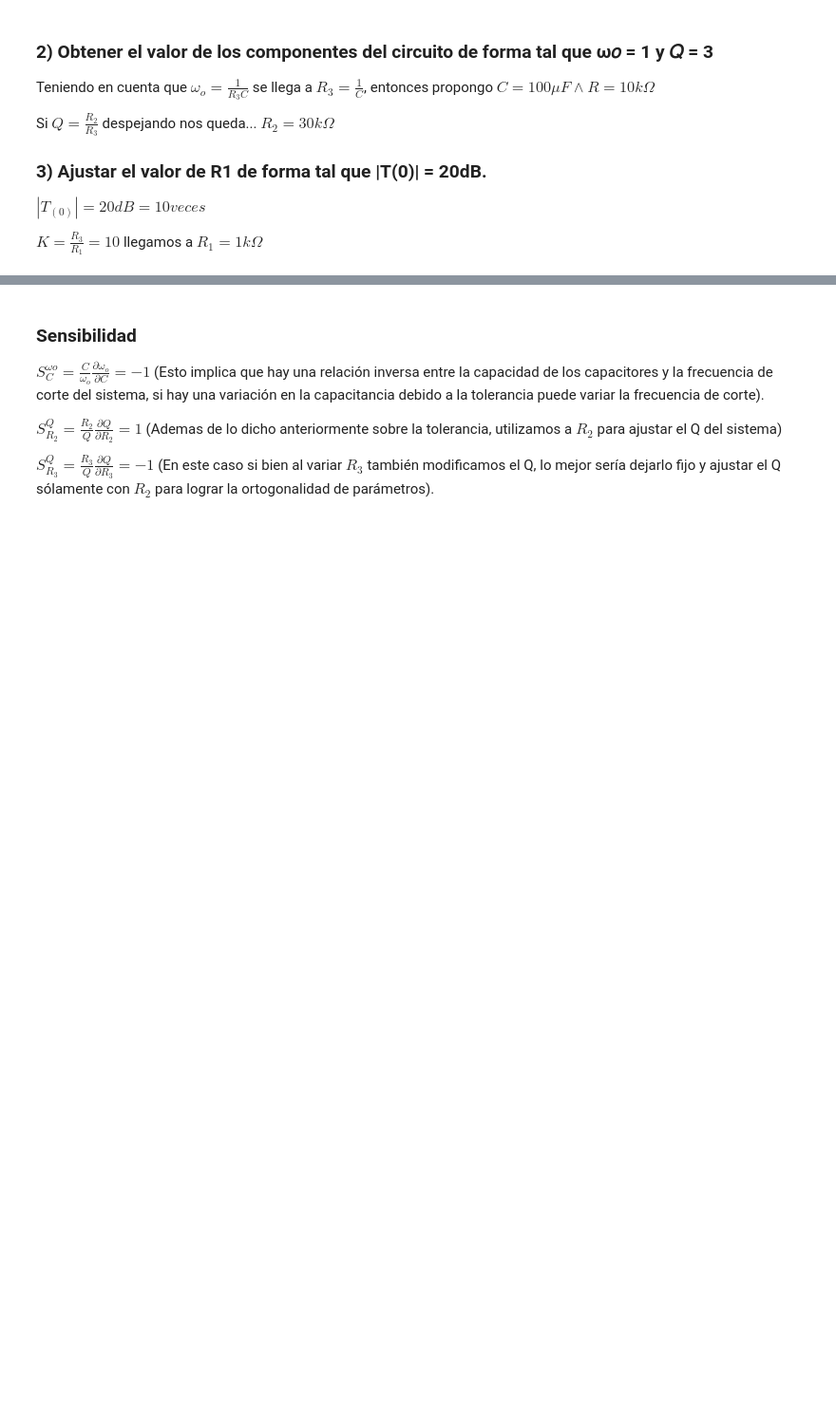
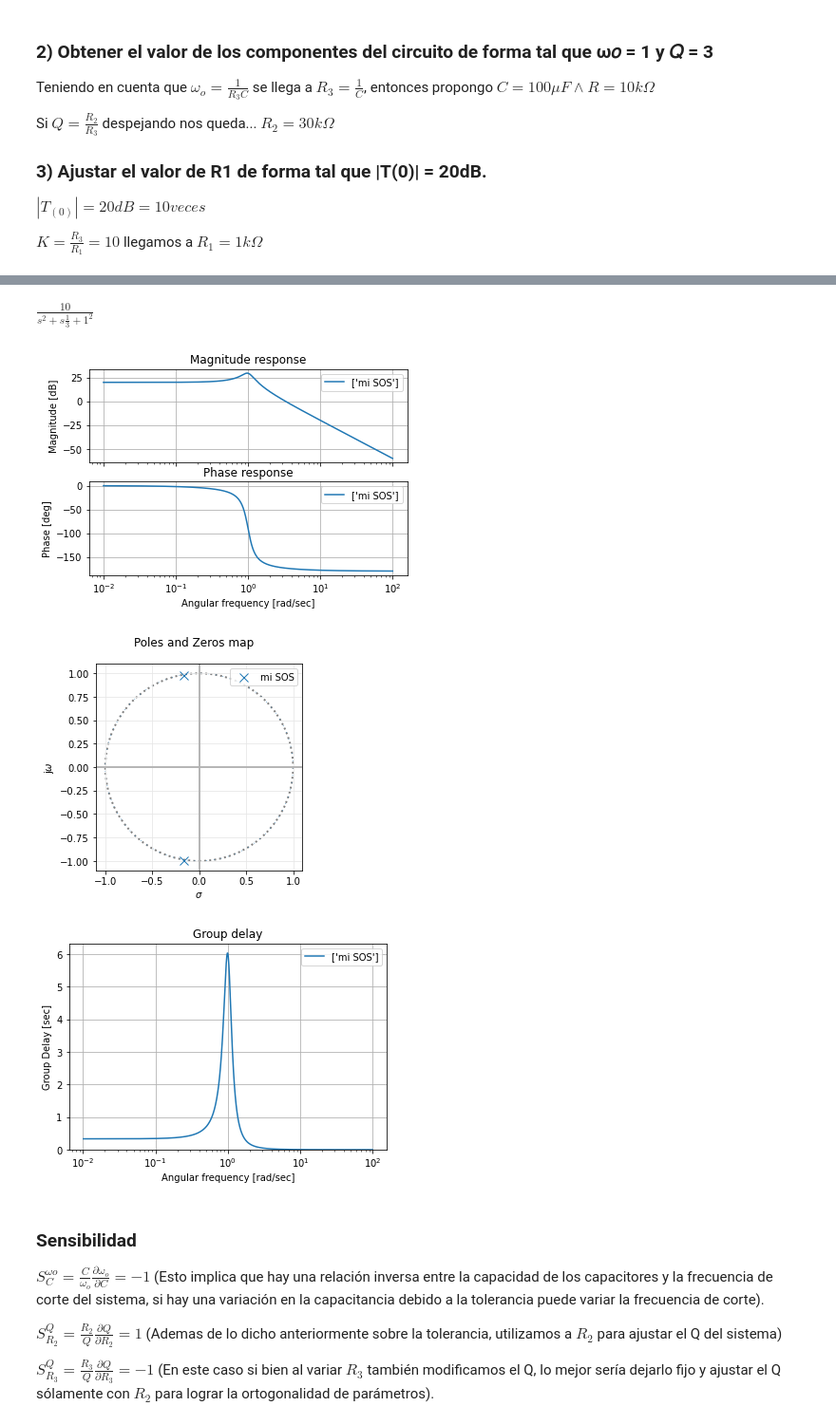
Before and after one commit to FrancoCaprarulo/CapraruloFrancoTCIIGit, a Jupyter notebook: TrabajoSemanal2_CapraruloFranco.ipynb, the cells around one changed output, grey strips where cells are left out. Shown at 95% size. Saved outputs shown, nothing was run; the diff lists cells and outputs as text; code cells hidden in the pictures; blank space fills up the shorter version.

```diff
--- a/TrabajoSemanal2_CapraruloFranco.ipynb
+++ b/TrabajoSemanal2_CapraruloFranco.ipynb
@@ -40,6 +81,29 @@ Se simula para verificar que con los valores hallados de los componentes se cump
 ![circuitoSimulado.jpg](attachment:circuitoSimulado.jpg)
 
 Efectivamente se cumple con lo solicitado. (Recordar que $\omega_c = 2\pi f_c$)
+# %%
+import matplotlib.pyplot as plt
+import numpy as np
+import scipy.signal as sig
+from splane import analyze_sys, pretty_print_bicuad_omegayq
+
+wo = 1
+qq = 3
+
+num = np.array([10*wo**2])
+den = np.array([1, wo/qq, wo**2])
+
+pretty_print_bicuad_omegayq(num,den)
+
+mi_sos = sig.TransferFunction(num,den)
+
+plt.close('all')
+analyze_sys(mi_sos, 'mi SOS')
+# %% [output]
+$\displaystyle \frac{ 10 }{s^2 + s \frac{  1}{  3} +   1^2}$
+[figure, added]
+[figure, added]
+[figure, added]
 # %% [markdown]
 ### Sensibilidad
 
```
Also changed, not shown: parts of 7 cells of this notebook, 1 other file.
